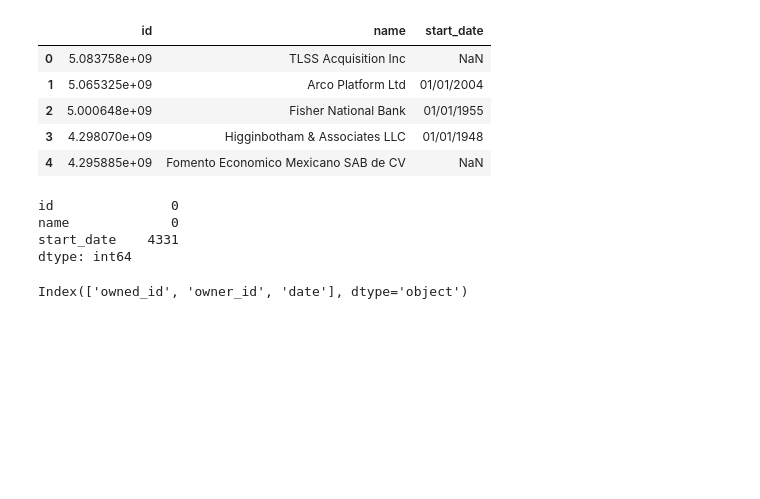
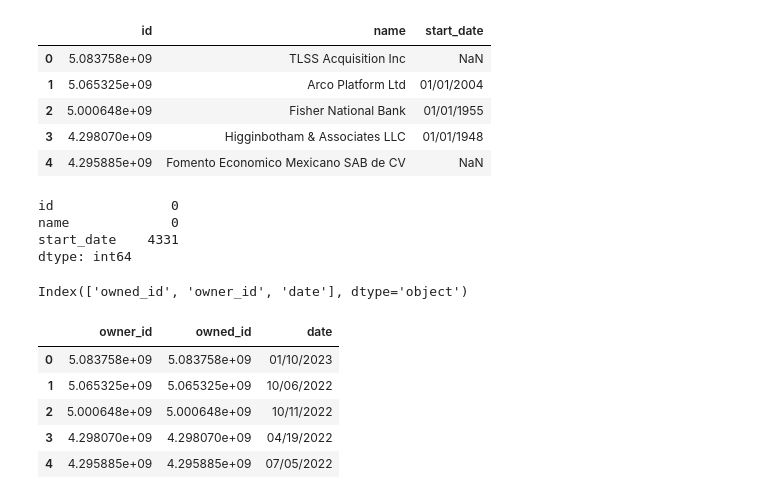
Before and after one commit to haochenzmax/Predicting_MnA-main, a Jupyter notebook: New_graph_exp/FeatureMapping.ipynb, the cells around one changed output. Saved outputs shown, nothing was run; the diff lists cells and outputs as text; code cells hidden in the pictures; blank space fills up the shorter version.

```diff
--- a/New_graph_exp/FeatureMapping.ipynb
+++ b/New_graph_exp/FeatureMapping.ipynb
@@ -361,5 +361,14 @@ df3.columns
 Index(['owned_id', 'owner_id', 'date'], dtype='object')
 # %%
 df1.columns = ['owner_id','owned_id', 'date']
+# %%
+df1.head()
+# %% [output]
+|  | owner_id | owned_id | date |
+| 0 | 5.083758e+09 | 5.083758e+09 | 01/10/2023 |
+| 1 | 5.065325e+09 | 5.065325e+09 | 10/06/2022 |
+| 2 | 5.000648e+09 | 5.000648e+09 | 10/11/2022 |
+| 3 | 4.298070e+09 | 4.298070e+09 | 04/19/2022 |
+| 4 | 4.295885e+09 | 4.295885e+09 | 07/05/2022 |
 # %%
 df1.to_csv("merged-acq-edges.csv", index=False)
```
Also changed, not shown: parts of 2 cells of this notebook.
